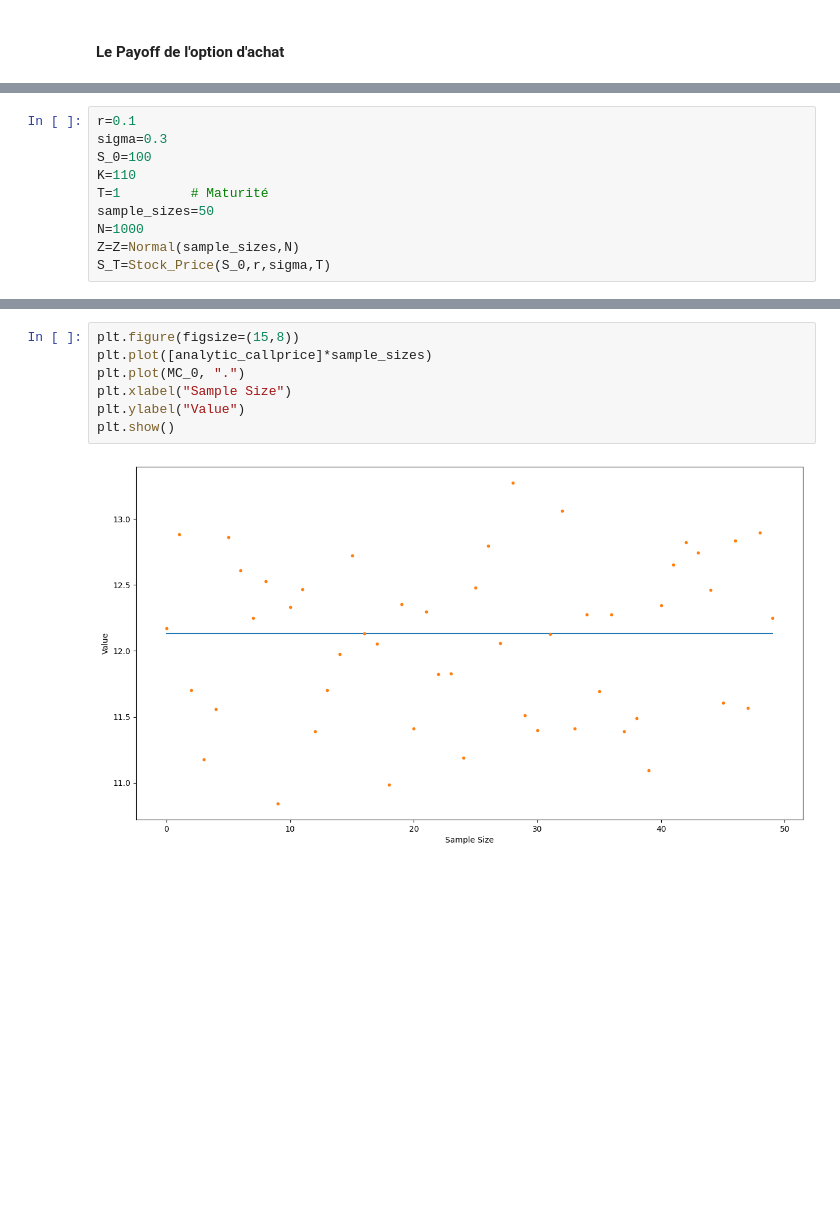
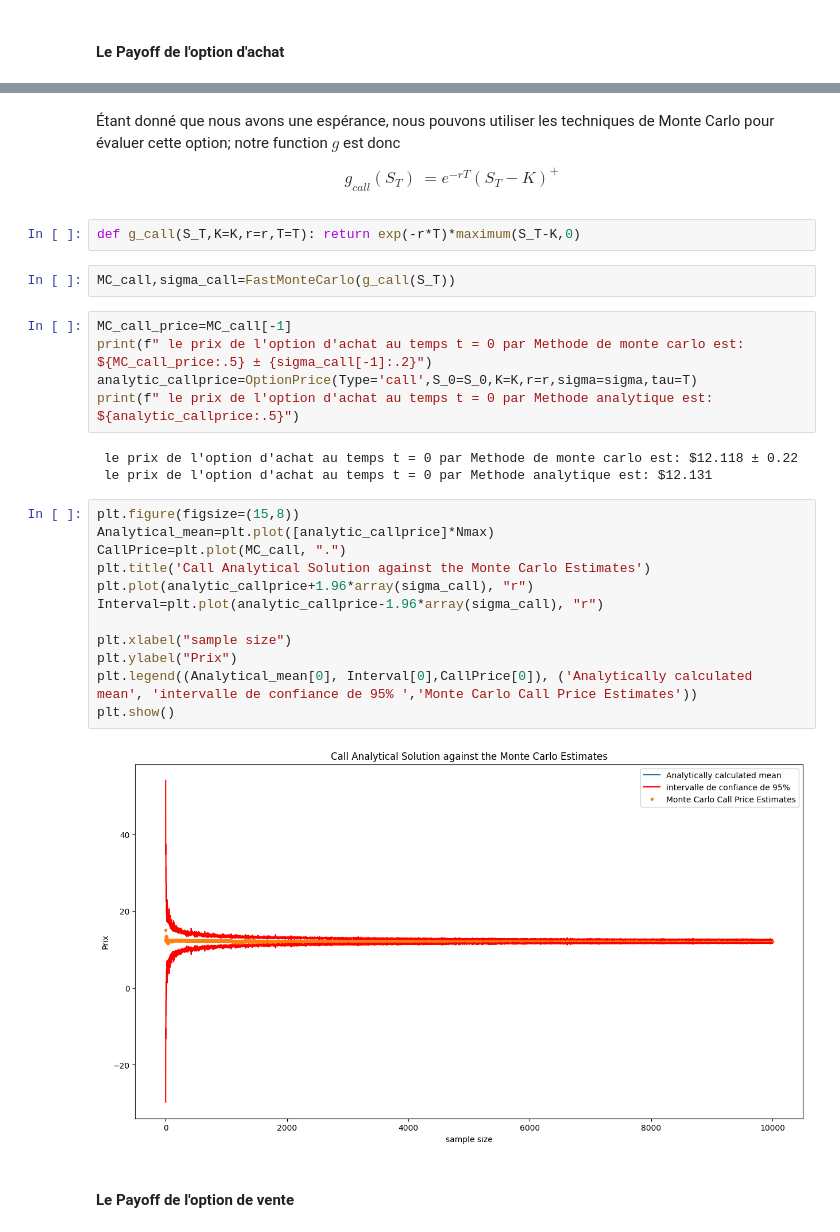
Before and after one commit to AmineMahdioui/Monte-Carlo, a Jupyter notebook: monteCarlo2.ipynb, the cells around one changed output, grey strips where cells are left out. Saved outputs shown, nothing was run; the diff lists cells and outputs as text; blank space fills up the shorter version.

```diff
--- a/monteCarlo2.ipynb
+++ b/monteCarlo2.ipynb
@@ -179,10 +329,0 @@ Supposons que:
-# %%
-r=0.1
-sigma=0.3
-S_0=100
-K=110
-T=1         # Maturité
-sample_sizes=50
-N=1000
-Z=Z=Normal(sample_sizes,N)
-S_T=Stock_Price(S_0,r,sigma,T)
@@ -204,9 +330,38 @@ print(f" le prix de l'option d'achat au temps t = 0 par Methode analytique est:
-# %%
-plt.figure(figsize=(15,8))
-plt.plot([analytic_callprice]*sample_sizes)
-plt.plot(MC_0, ".")
-plt.xlabel("Sample Size")
-plt.ylabel("Value")
-plt.show()
-# %% [output]
-[figure, removed]
+# %% [markdown]
+
+Étant donné que nous avons une espérance, nous pouvons utiliser les techniques de Monte Carlo pour évaluer cette option; notre function $g$ est donc
+$$
+{
+        \begin{aligned}
+            g_{call}(S_T) &= e^{-rT}(S_T - K)^+
+        \end{aligned}
+        }
+$$
+# %%
+def g_call(S_T,K=K,r=r,T=T): return exp(-r*T)*maximum(S_T-K,0)
+# %%
+MC_call,sigma_call=FastMonteCarlo(g_call(S_T))
+# %%
+MC_call_price=MC_call[-1]
+print(f" le prix de l'option d'achat au temps t = 0 par Methode de monte carlo est: ${MC_call_price:.5} ± {sigma_call[-1]:.2}")
+analytic_callprice=OptionPrice(Type='call',S_0=S_0,K=K,r=r,sigma=sigma,tau=T)
+print(f" le prix de l'option d'achat au temps t = 0 par Methode analytique est: ${analytic_callprice:.5}")
+# %% [output]
+ le prix de l'option d'achat au temps t = 0 par Methode de monte carlo est: $12.118 ± 0.22
+ le prix de l'option d'achat au temps t = 0 par Methode analytique est: $12.131
+# %%
+plt.figure(figsize=(15,8))
+Analytical_mean=plt.plot([analytic_callprice]*Nmax)
+CallPrice=plt.plot(MC_call, ".")
+plt.title('Call Analytical Solution against the Monte Carlo Estimates')
+plt.plot(analytic_callprice+1.96*array(sigma_call), "r")
+Interval=plt.plot(analytic_callprice-1.96*array(sigma_call), "r")
+
+plt.xlabel("sample size")
+plt.ylabel("Prix")
+plt.legend((Analytical_mean[0], Interval[0],CallPrice[0]), ('Analytically calculated mean', 'intervalle de confiance de 95% ','Monte Carlo Call Price Estimates'))
+plt.show()
+# %% [output]
+[figure, added]
+# %% [markdown]
+#### Le Payoff de l'option de vente
```
Also changed, not shown: parts of 44 cells of this notebook.
